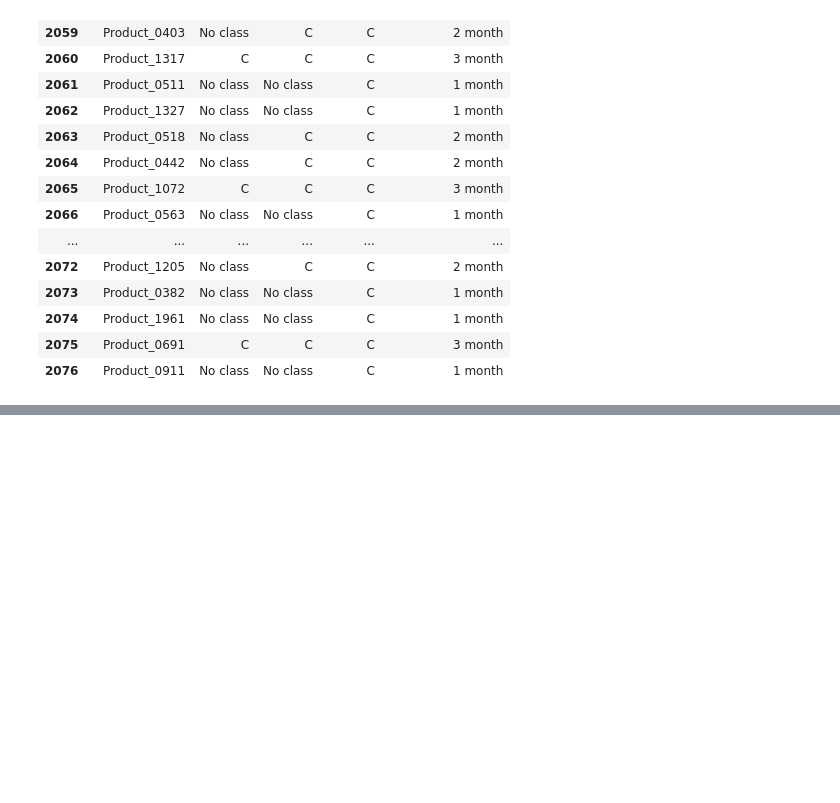
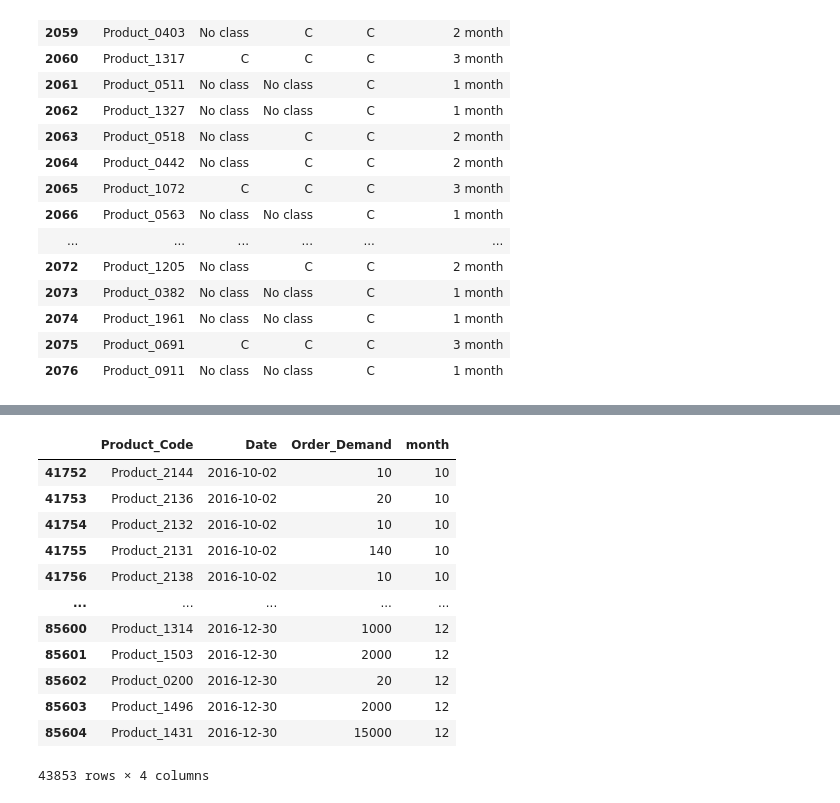
Before and after one commit to haruharuru16/abc-xyz-analysis, a Jupyter notebook: Notebook/ABC_Classification_Revision_with_XYZ_Analysis.ipynb, the cells around one changed output, grey strips where cells are left out. Cells and saved outputs as stored; diff of their text form; code cells hidden in the pictures; blank space fills up the shorter version.

```diff
--- a/Notebook/ABC_Classification_Revision_with_XYZ_Analysis.ipynb
+++ b/Notebook/ABC_Classification_Revision_with_XYZ_Analysis.ipynb
@@ -919,0 +989,17 @@ month_copy.tail(20)
+# %%
+data_3 = data_6.loc[data_6['month'].apply(lambda x: x in last_3_months)]
+data_3
+# %% [output]
+|  | Product_Code | Date | Order_Demand | month |
+| 41752 | Product_2144 | 2016-10-02 | 10 | 10 |
+| 41753 | Product_2136 | 2016-10-02 | 20 | 10 |
+| 41754 | Product_2132 | 2016-10-02 | 10 | 10 |
+| 41755 | Product_2131 | 2016-10-02 | 140 | 10 |
+| 41756 | Product_2138 | 2016-10-02 | 10 | 10 |
+| ... | ... | ... | ... | ... |
+| 85600 | Product_1314 | 2016-12-30 | 1000 | 12 |
+| 85601 | Product_1503 | 2016-12-30 | 2000 | 12 |
+| 85602 | Product_0200 | 2016-12-30 | 20 | 12 |
+| 85603 | Product_1496 | 2016-12-30 | 2000 | 12 |
+| 85604 | Product_1431 | 2016-12-30 | 15000 | 12 |
+43853 rows × 4 columns
```
Also changed, not shown: parts of 9 cells of this notebook, 7 other files.
